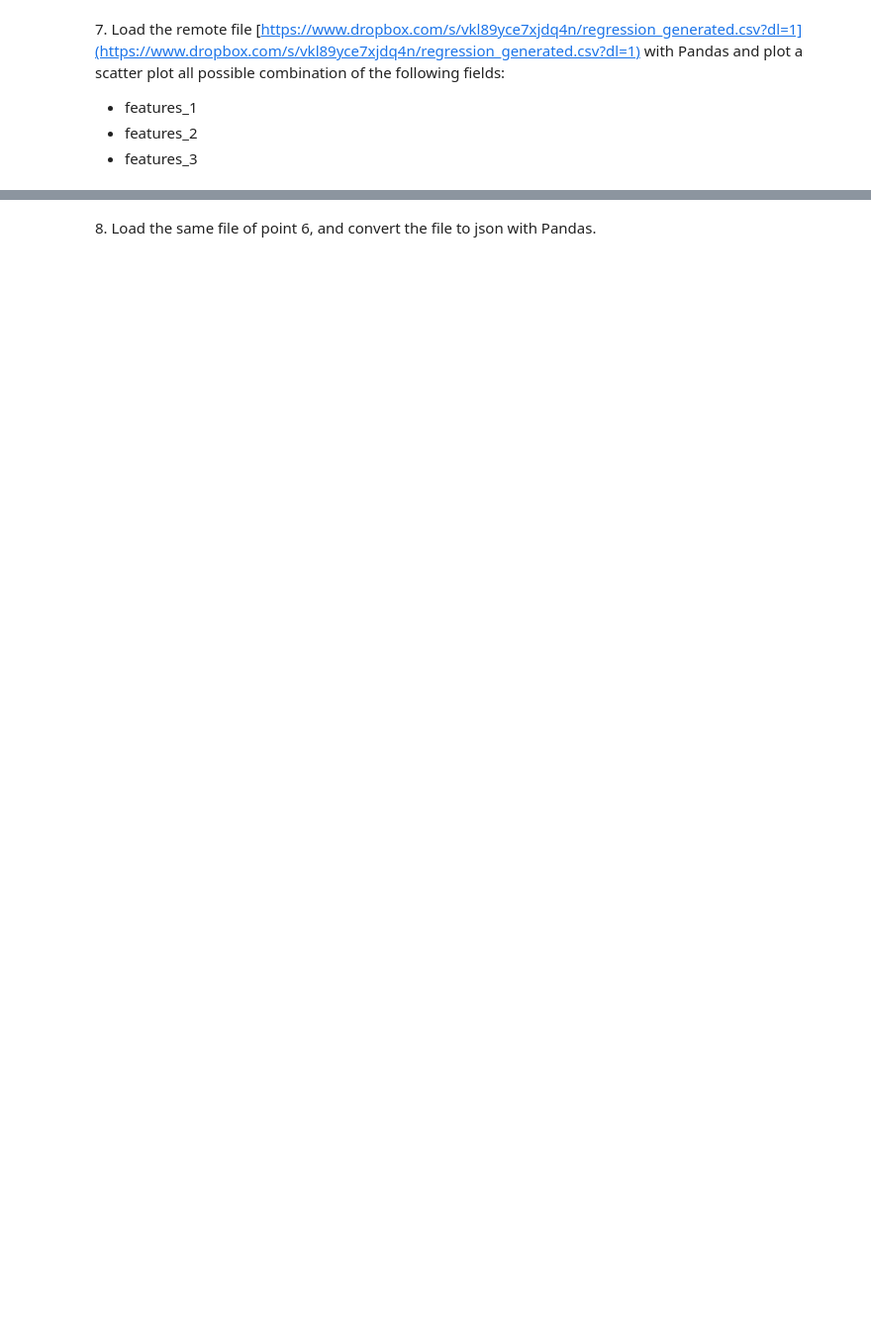
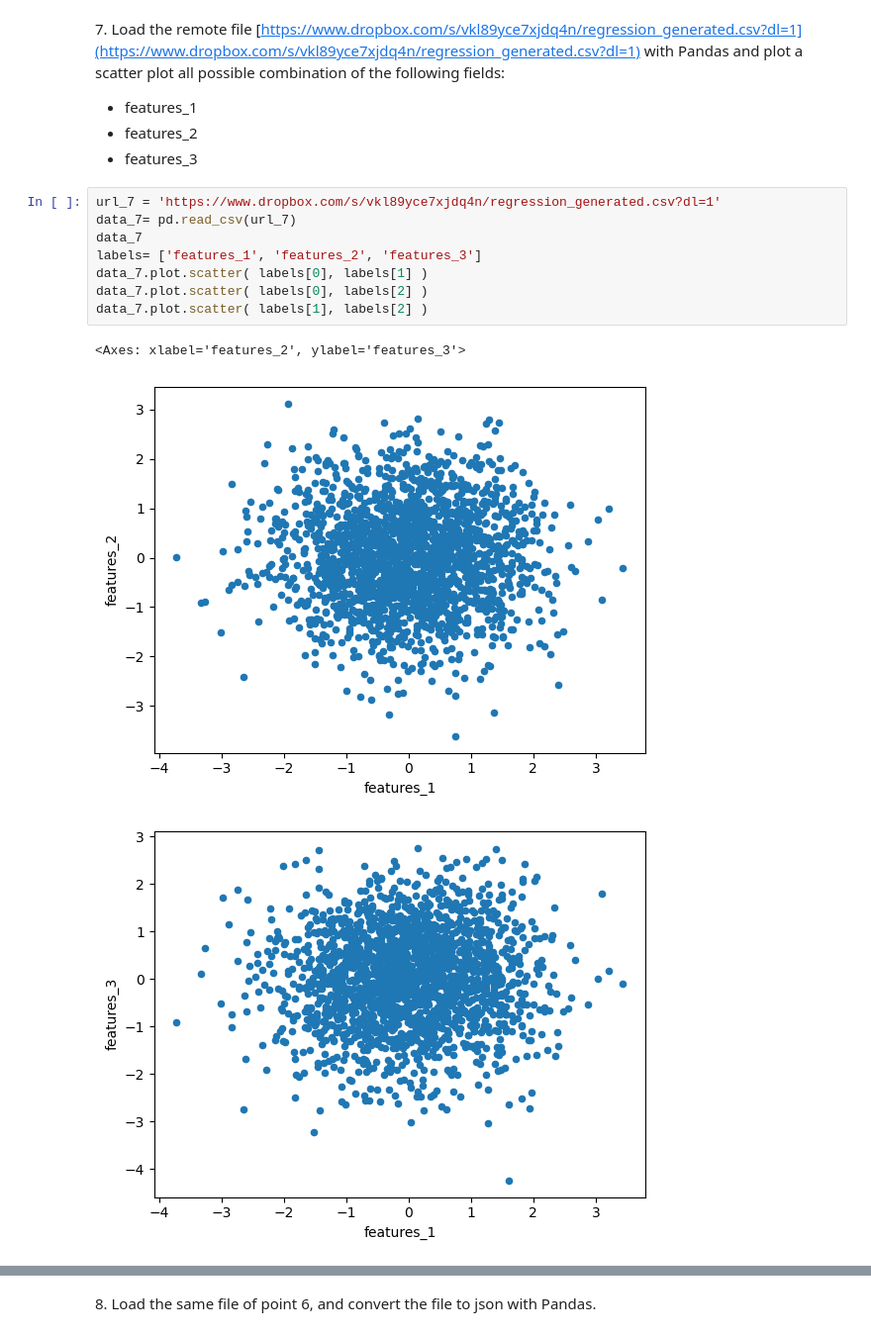
Before and after one commit to LeoPi314/LaboratoryOfComputationalPhysics_Y7, a Jupyter notebook: 05ex_OSEMN.ipynb, the cells around one changed output, grey strips where cells are left out. Shown: that part at 99% size. Saved outputs shown, nothing was run; the diff lists cells and outputs as text; blank space fills up the shorter version.

```diff
--- a/05ex_OSEMN.ipynb
+++ b/05ex_OSEMN.ipynb
@@ -66,3 +109,15 @@ out_file.close()
   + features_1
   + features_2
   + features_3
+# %%
+url_7 = 'https://www.dropbox.com/s/vkl89yce7xjdq4n/regression_generated.csv?dl=1'
+data_7= pd.read_csv(url_7)
+data_7
+labels= ['features_1', 'features_2', 'features_3']
+data_7.plot.scatter( labels[0], labels[1] )
+data_7.plot.scatter( labels[0], labels[2] )
+data_7.plot.scatter( labels[1], labels[2] )
+# %% [output]
+<Axes: xlabel='features_2', ylabel='features_3'>
+[figure, added]
+[figure, added]
```
Also changed, not shown: parts of 6 cells of this notebook, 4 other files.
